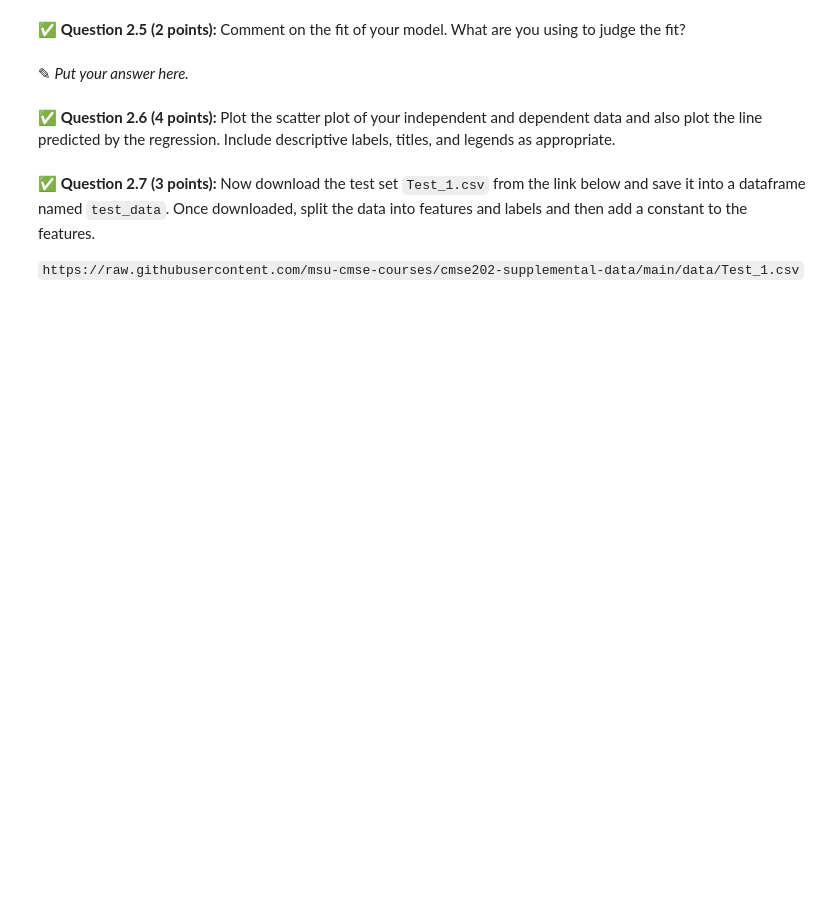
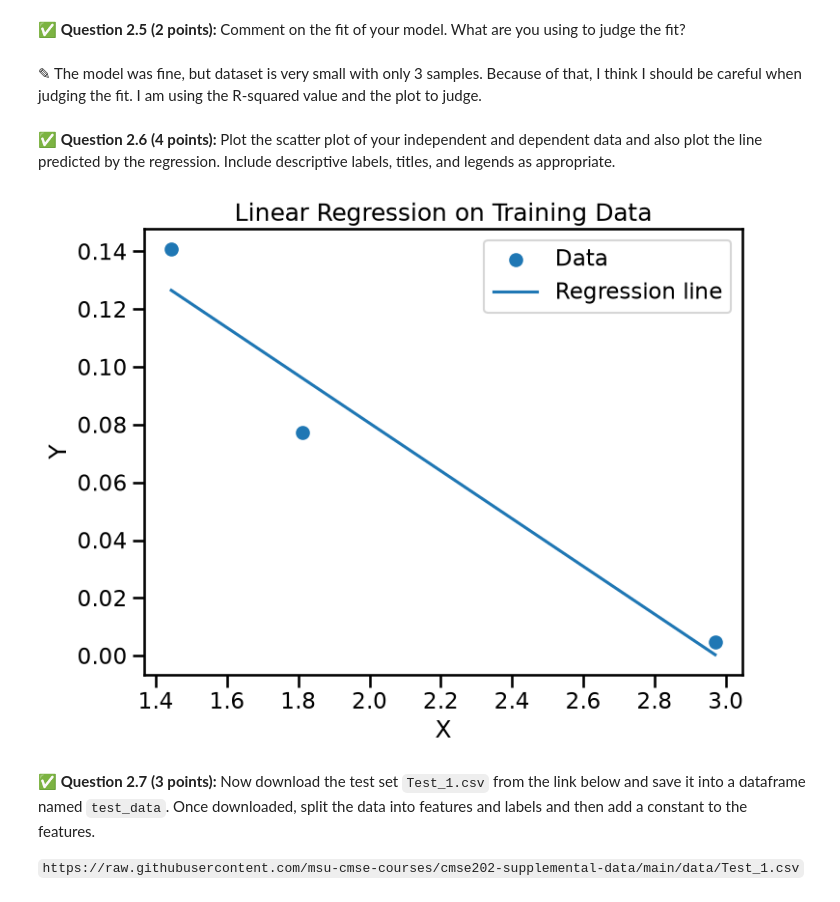
Before and after one commit to Jaehan-MSU/cmse202-s26-turnin, a Jupyter notebook: hw-03/HW-03_Regression-U26-Jaehan-Kim.ipynb, the cells around one changed output. Cells and saved outputs as stored; diff of their text form; code cells hidden in the pictures; blank space fills up the shorter version.

```diff
--- a/hw-03/HW-03_Regression-U26-Jaehan-Kim.ipynb
+++ b/hw-03/HW-03_Regression-U26-Jaehan-Kim.ipynb
@@ -115,3 +122,5 @@ In this part, we'll perform some one-variable linear regression analysis on the
 &#9989;  **Question 2.2 (2 points)**: Next, load the data using Pandas and save it into a data frame called `train_data`. Then display the entire dataframe.
 # %%
 # Put your code here
+train_data = pd.read_csv("Train_1.csv")
+display(train_data)
@@ -125,0 +138,10 @@ In this part, we'll perform some one-variable linear regression analysis on the
+# %%
+# Put your code here
+y_train = train_data["Y"]
+X_train = train_data[["X"]]
+
+X_train_const = sm.add_constant(X_train)
+
+linear_model = sm.OLS(y_train, X_train_const).fit()
+
+print(linear_model.summary())
@@ -126,6 +166,7 @@ In this part, we'll perform some one-variable linear regression analysis on the
 # %% [markdown]
 &#9989; **Question 2.5 (2 points):** Comment on the fit of your model. What are you using to judge the fit?
-# %% [markdown]
-<font size=+3>&#9998;</font>  _Put your answer here._
+# %% [markdown]
+<font size=+3>&#9998;</font>
+The model was fine, but dataset is very small with only 3 samples. Because of that, I think I should be careful when judging the fit. I am using the R-squared value and the plot to judge.
 # %% [markdown]
 &#9989; **Question 2.6 (4 points):** Plot the scatter plot of your independent and dependent data and also plot the line predicted by the regression. Include descriptive labels, titles, and legends as appropriate.
@@ -134,3 +173,21 @@ In this part, we'll perform some one-variable linear regression analysis on the
+# %%
+# Put your answer here
+train_predictions = linear_model.predict(X_train_const)
+
+plot_df = train_data.copy()
+plot_df["predicted_Y"] = train_predictions
+plot_df = plot_df.sort_values("X")
+
+plt.figure(figsize=(8, 6))
+plt.scatter(train_data["X"], train_data["Y"], label="Data")
+plt.plot(plot_df["X"], plot_df["predicted_Y"], label="Regression line")
+plt.xlabel("X")
+plt.ylabel("Y")
+plt.title("Linear Regression on Training Data")
+plt.legend()
+plt.show()
+# %% [output]
+[figure, added]
 # %% [markdown]
 &#9989; **Question 2.7 (3 points):** Now download the test set `Test_1.csv` from the link below and save it into a dataframe named `test_data`. Once downloaded, split the data into features and labels and then add a constant to the features.
 
```
Also changed, not shown: parts of 12 cells of this notebook.
